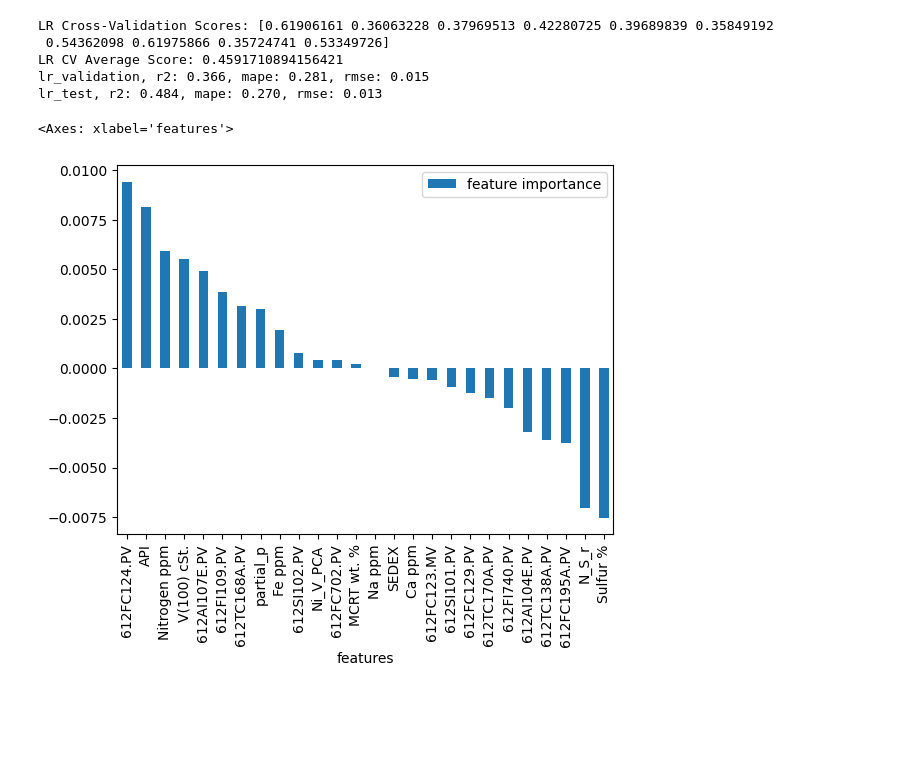
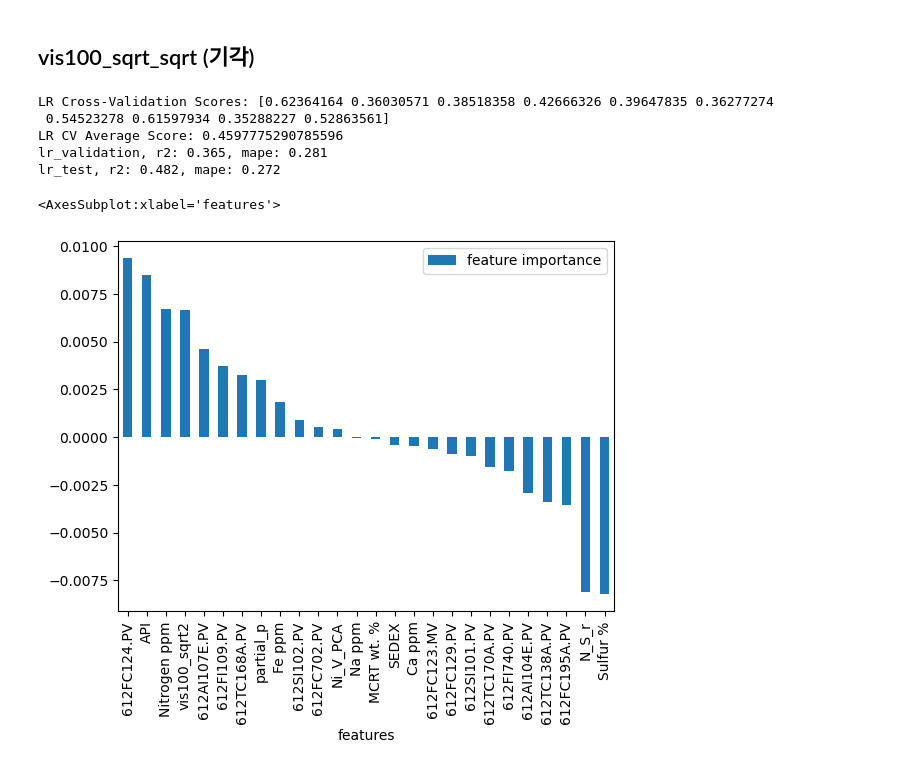
Before and after one commit to kimjay93/cds, a Jupyter notebook: CDSProject_LRmodel.ipynb, the cells around one changed output. Cells and saved outputs as stored; diff of their text form; code cells hidden in the pictures; blank space fills up the shorter version.

```diff
--- a/CDSProject_LRmodel.ipynb
+++ b/CDSProject_LRmodel.ipynb
@@ -2,6 +2,7 @@
 # 1. 데이터 전처리 관련 모듈 import
 from sklearn.preprocessing import MinMaxScaler, StandardScaler, PolynomialFeatures, LabelEncoder, OrdinalEncoder
 from sklearn.decomposition import PCA
+from scipy.stats import boxcox
 
 # 2. 데이터 분할
 from sklearn.model_selection import train_test_split, GridSearchCV, RandomizedSearchCV, cross_val_score, KFold, cross_val_predict, cross_validate, StratifiedKFold
@@ -13,10 +14,9 @@ from sklearn.linear_model import Ridge, LinearRegression, Lasso
 from sklearn.inspection import PartialDependenceDisplay
 
 from xgboost import XGBRegressor
-from lightgbm import LGBMRegressor
 
 # 4. 성능 평가
-from sklearn.metrics import r2_score, root_mean_squared_error, root_mean_squared_log_error, mean_absolute_percentage_error
+from sklearn.metrics import r2_score, mean_absolute_percentage_error #, root_mean_squared_error, root_mean_squared_log_error
 
 import numpy as np
 import pandas as pd
@@ -31,7 +31,8 @@ import joblib
 
 def getScore(name, y_test, y_pred):
     r2 = r2_score(y_test, y_pred)
-    rmse = root_mean_squared_error(y_test, y_pred)
+#     rmse = root_mean_squared_error(y_test, y_pred)
     # rmsle = root_mean_squared_log_error(y_test, y_pred)
     mape = mean_absolute_percentage_error(y_test, y_pred)
-    print(f'{name}, r2: {r2:.3f}, mape: {mape:.3f}, rmse: {rmse:.3f}')
+#     print(f'{name}, r2: {r2:.3f}, mape: {mape:.3f}, rmse: {rmse:.3f}')
+    print(f'{name}, r2: {r2:.3f}, mape: {mape:.3f}')
@@ -41,23 +278,28 @@ df = pd.read_csv('./df_38thtrial.csv', index_col = 'Datetime')
+# %% [markdown]
+## vis100_sqrt_sqrt (기각)
+# %%
+df = pd.read_csv('./df_38thtrial.csv', index_col = 'Datetime')
+df['vis100_sqrt2'] = np.sqrt(np.sqrt(df['V(100) cSt.']))
 # %%
-# modeling
-x = df.drop('SHFT_avg', axis=1)
+# modeling - x 데이터로 V(100) 대신 vis100_sqrt 사용
+x = df.drop(['SHFT_avg', 'V(100) cSt.'], axis=1)
 y = df['SHFT_avg']
 
-# # standard scaling - 최초 1회 수행
-# scaler = StandardScaler()
-# scaler.fit(x)  # Only fit on the training data
-# x_scaled = pd.DataFrame(scaler.transform(x), columns=x.columns)
-# # scaler 함수 pkl로 추출
-# joblib.dump(scaler, 'scaler.pkl')
+# standard scaling - 최초 1회 수행
+scaler = StandardScaler()
+scaler.fit(x)  # Only fit on the training data
+x_scaled = pd.DataFrame(scaler.transform(x), columns=x.columns)
+# scaler 함수 pkl로 추출
+joblib.dump(scaler, 'scaler.pkl')
 
-# # pca - 최초 1회 수행
-# pca = PCA(n_components=1)  # Keep one principal component
-# pca.fit(x_scaled[['Ni ppm', 'V ppm']])
-# x_pca = pca.transform(x_scaled[['Ni ppm', 'V ppm']])
-# x_scaled['Ni_V_PCA'] = x_pca
-# x_scaled.drop(['Ni ppm', 'V ppm'], axis=1, inplace=True)
-# # pca 함수 pkl로 추출
-# joblib.dump(pca, 'pca.pkl')
+# pca - 최초 1회 수행
+pca = PCA(n_components=1)  # Keep one principal component
+pca.fit(x_scaled[['Ni ppm', 'V ppm']])
+x_pca = pca.transform(x_scaled[['Ni ppm', 'V ppm']])
+x_scaled['Ni_V_PCA'] = x_pca
+x_scaled.drop(['Ni ppm', 'V ppm'], axis=1, inplace=True)
+# pca 함수 pkl로 추출
+joblib.dump(pca, 'pca.pkl')
 
 # scaler, pca는 동일한 모델 사용
 scaler = joblib.load('scaler.pkl')
@@ -75,37 +317,37 @@ x_val, x_test, y_val, y_test = train_test_split(x_temp, y_temp, test_size=0.5, r
 x_train_val = pd.concat([x_train, x_val])
 y_train_val = pd.concat([y_train, y_val])
 
 # model = linear regression
 lr = LinearRegression()
 
 # 1. cross validation을 통해 모델 성능 1차 확인
 kfold = KFold(n_splits=10, shuffle=True, random_state=0)
 scores_lr = cross_val_score(lr, x_train, y_train, cv=kfold, scoring='r2', error_score='raise')
 print("LR Cross-Validation Scores:", scores_lr)
 print("LR CV Average Score:", scores_lr.mean())
 
 # 2. cross validation 결과 만족
 # -> cross validation 및 hyper parameter tuning(미수행)을 통해 얻은 모델을 바탕으로 validation set에 대한 성능 확인
 lr.fit(x_train, y_train)
 y_val_pred_lr = lr.predict(x_val)
 getScore('lr_validation', y_val, y_val_pred_lr)
 
 # 3. validation set에 대한 성능 확인 결과 만족
 # -> train+validation set으로 모델 학습한 뒤 test set에 대한 성능 최종 확인
 lr.fit(x_train_val, y_train_val)
 y_test_pred_lr = lr.predict(x_test)
 getScore('lr_test', y_test, y_test_pred_lr)
 # lr 함수 pkl로 추출
 joblib.dump(lr, 'lr.pkl')
 
 lr_importance = lr.coef_
 fi_df_lr = pd.DataFrame({'features':x_scaled.columns, 'feature importance':lr_importance})
 fi_df_lr.sort_values(by='feature importance',ascending=False).plot(kind='bar', x='features')
 # %% [output]
-LR Cross-Validation Scores: [0.61906161 0.36063228 0.37969513 0.42280725 0.39689839 0.35849192
- 0.54362098 0.61975866 0.35724741 0.53349726]
-LR CV Average Score: 0.4591710894156421
-lr_validation, r2: 0.366, mape: 0.281, rmse: 0.015
-lr_test, r2: 0.484, mape: 0.270, rmse: 0.013
+LR Cross-Validation Scores: [0.62364164 0.36030571 0.38518358 0.42666326 0.39647835 0.36277274
+ 0.54523278 0.61597934 0.35288227 0.52863561]
+LR CV Average Score: 0.4597775290785596
+lr_validation, r2: 0.365, mape: 0.281
+lr_test, r2: 0.482, mape: 0.272
-<Axes: xlabel='features'>
+<AxesSubplot:xlabel='features'>
-[figure, old version]
+[figure, new version]
```
Also changed, not shown: parts of 31 cells of this notebook, 8 other files.
